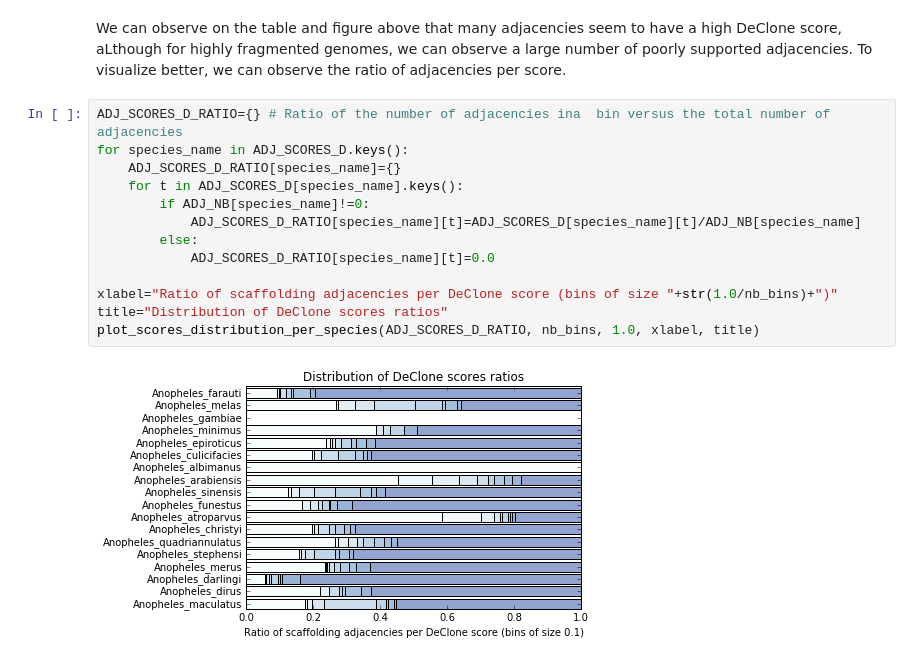
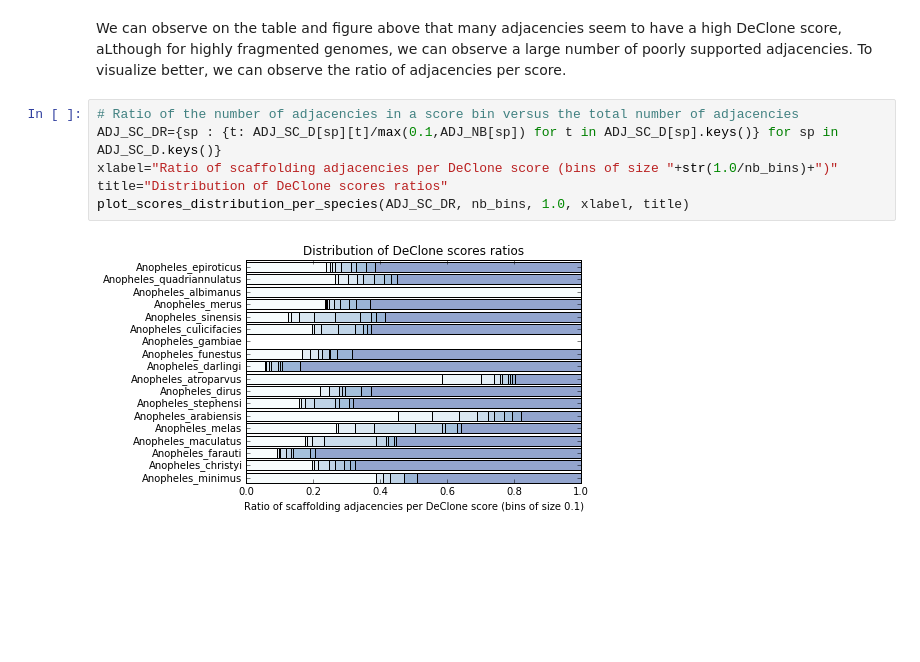
Before and after one commit to YoannAnselmetti/ADseq_Anopheles, a Jupyter notebook: *Anopheles funestus* phylogenetic scaffolding.ipynb, the cells around one changed output. Drawn from its saved outputs; the diff is of its cells as text; blank space fills up the shorter version.

```diff
--- a/*Anopheles funestus* phylogenetic scaffolding.ipynb
+++ b/*Anopheles funestus* phylogenetic scaffolding.ipynb
@@ -110,17 +96,10 @@ Anopheles_steph 59      2       0       4       10      24      4       11
 # %% [markdown]
 We can observe on the table and figure above that many adjacencies seem to have a high DeClone score, aLthough for highly fragmented genomes, we can observe a large number of poorly supported adjacencies. To visualize better, we can observe the ratio of adjacencies per score.
 # %%
-ADJ_SCORES_D_RATIO={} # Ratio of the number of adjacencies ina  bin versus the total number of adjacencies
-for species_name in ADJ_SCORES_D.keys():
-    ADJ_SCORES_D_RATIO[species_name]={}
-    for t in ADJ_SCORES_D[species_name].keys():
-        if ADJ_NB[species_name]!=0:
-            ADJ_SCORES_D_RATIO[species_name][t]=ADJ_SCORES_D[species_name][t]/ADJ_NB[species_name]
-        else:
-            ADJ_SCORES_D_RATIO[species_name][t]=0.0
-
+# Ratio of the number of adjacencies in a score bin versus the total number of adjacencies
+ADJ_SC_DR={sp : {t: ADJ_SC_D[sp][t]/max(0.1,ADJ_NB[sp]) for t in ADJ_SC_D[sp].keys()} for sp in ADJ_SC_D.keys()}
 xlabel="Ratio of scaffolding adjacencies per DeClone score (bins of size "+str(1.0/nb_bins)+")"
 title="Distribution of DeClone scores ratios"
-plot_scores_distribution_per_species(ADJ_SCORES_D_RATIO, nb_bins, 1.0, xlabel, title)
+plot_scores_distribution_per_species(ADJ_SC_DR, nb_bins, 1.0, xlabel, title)
 # %% [output]
-[figure, old version]
+[figure, new version]
```
Also changed, not shown: parts of 3 cells of this notebook.
